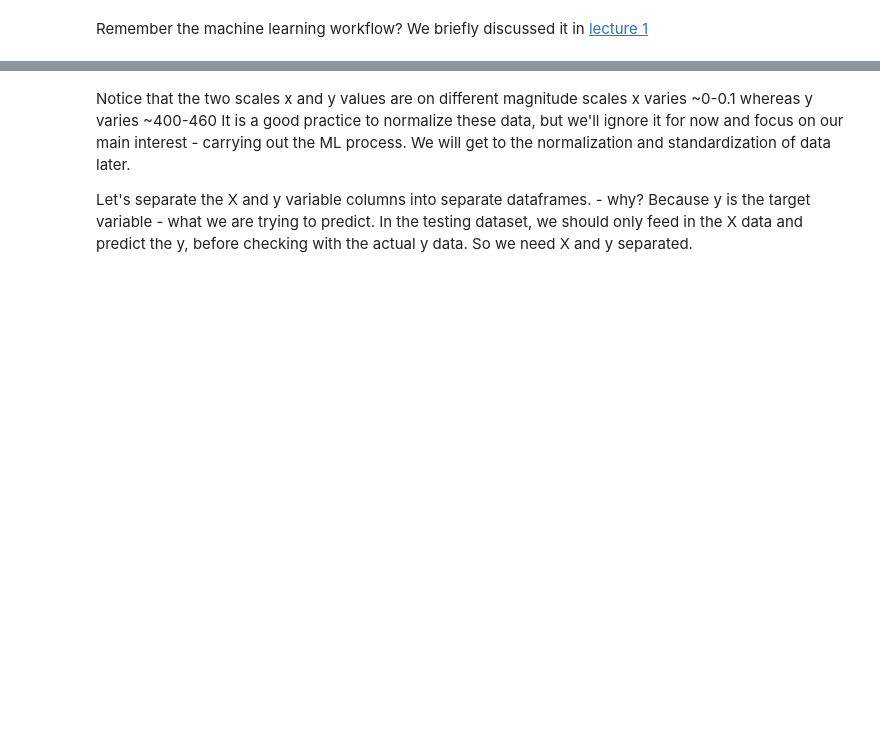
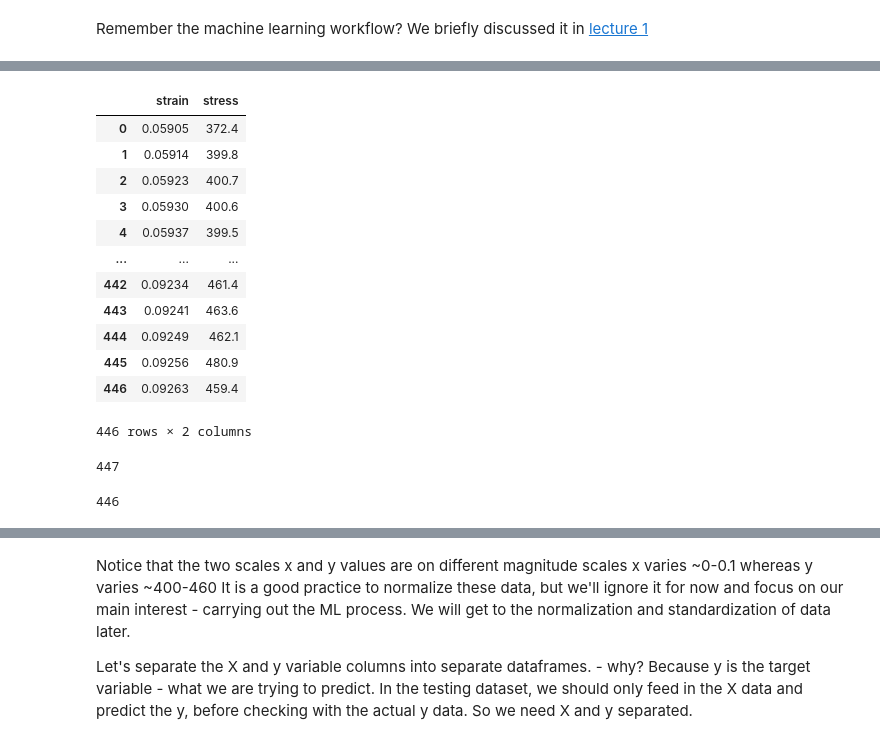
Before and after one commit to Sasani42/MLE5217-Book, a Jupyter notebook: week03-4_regression_ML.ipynb, the cells around one changed output, grey strips where cells are left out. Drawn from its saved outputs; the diff is of its cells as text; code cells hidden in the pictures; blank space fills up the shorter version.

```diff
--- a/week03-4_regression_ML.ipynb
+++ b/week03-4_regression_ML.ipynb
@@ -113,8 +133,26 @@ data_clean = data.copy()
 # %%
-data_clean.dropna(axis=0,how='any')
+data1.dropna(axis=0,how='any')
+# %% [output]
+|  | strain | stress |
+| 0 | 0.05905 | 372.4 |
+| 1 | 0.05914 | 399.8 |
+| 2 | 0.05923 | 400.7 |
+| 3 | 0.05930 | 400.6 |
+| 4 | 0.05937 | 399.5 |
+| ... | ... | ... |
+| 442 | 0.09234 | 461.4 |
+| 443 | 0.09241 | 463.6 |
+| 444 | 0.09249 | 462.1 |
+| 445 | 0.09256 | 480.9 |
+| 446 | 0.09263 | 459.4 |
+446 rows × 2 columns
 # %%
-len(data_clean)   # Check this, why?
+len(data1)   # Check this, why?
+# %% [output]
+447
 # %%
-data_clean = data_clean.dropna(how='any',axis=0)
-len(data_clean)
+data1 = data1.dropna(how='any',axis=0)
+len(data1)
+# %% [output]
+446
 # %%
```
Also changed, not shown: parts of 35 cells of this notebook, 16 other files.
